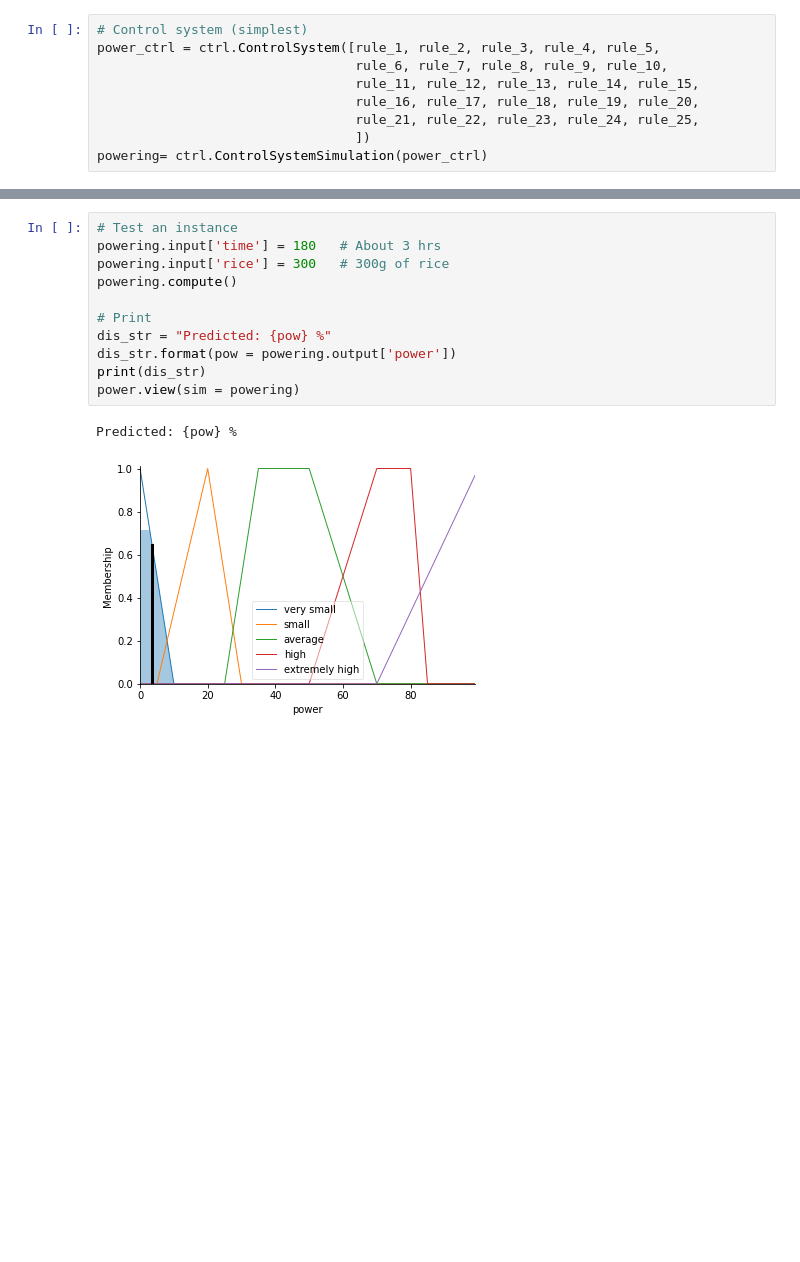
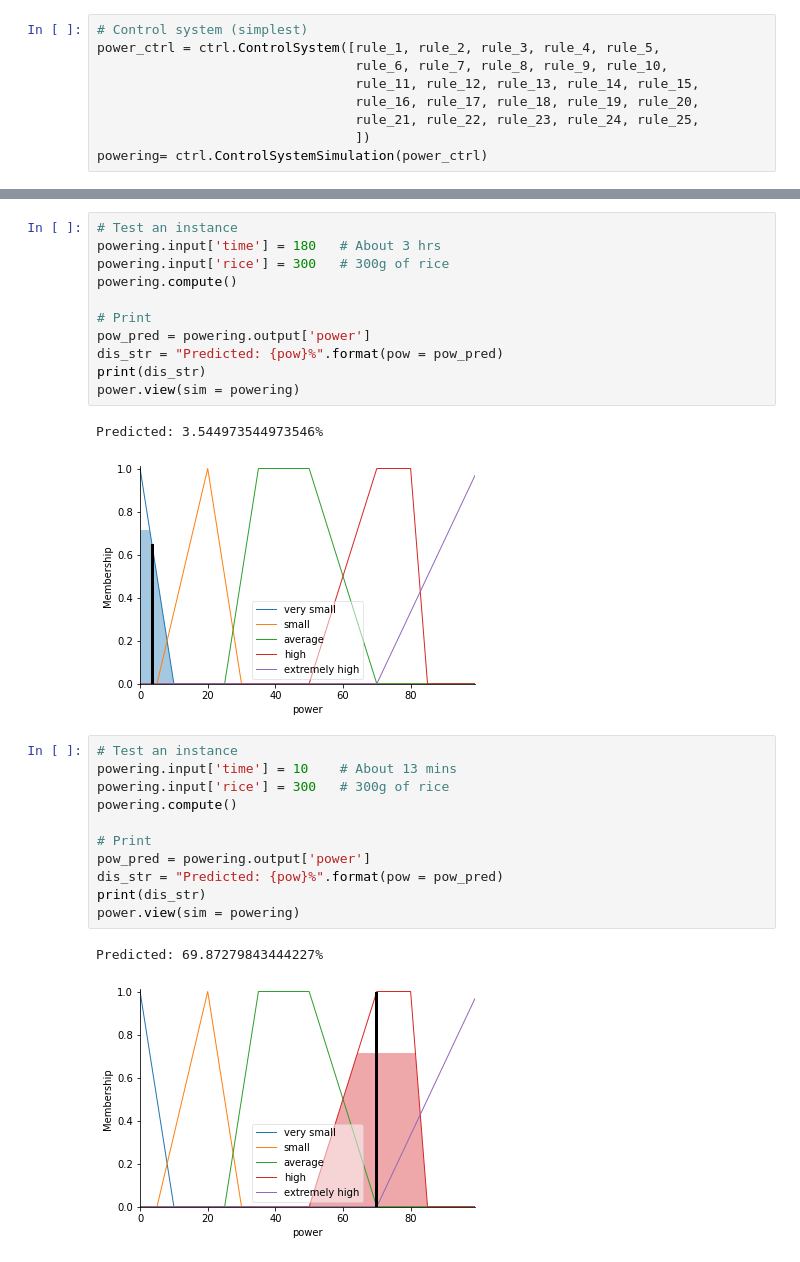
Before and after one commit to DannyNguyen24-Vietnam/Artificial-Intelligence-Course---HCMUTE---Practice02---Week04, a Jupyter notebook: ARIN_Course_Practice02_Week04.ipynb, the cells around one changed output, grey strips where cells are left out. Saved outputs shown, nothing was run; the diff lists cells and outputs as text; blank space fills up the shorter version.

```diff
--- a/ARIN_Course_Practice02_Week04.ipynb
+++ b/ARIN_Course_Practice02_Week04.ipynb
@@ -132,10 +132,24 @@ powering.input['rice'] = 300   # 300g of rice
 powering.compute()
 
 # Print
-dis_str = "Predicted: {pow} %"
-dis_str.format(pow = powering.output['power'])
+pow_pred = powering.output['power']
+dis_str = "Predicted: {pow}%".format(pow = pow_pred)
 print(dis_str)
 power.view(sim = powering)
 # %% [output]
-Predicted: {pow} %
+Predicted: 3.544973544973546%
 [figure]
+# %%
+# Test an instance
+powering.input['time'] = 10    # About 13 mins
+powering.input['rice'] = 300   # 300g of rice
+powering.compute()
+
+# Print
+pow_pred = powering.output['power']
+dis_str = "Predicted: {pow}%".format(pow = pow_pred)
+print(dis_str)
+power.view(sim = powering)
+# %% [output]
+Predicted: 69.87279843444227%
+[figure, added]
```
Also changed, not shown: parts of 1 cell of this notebook.
